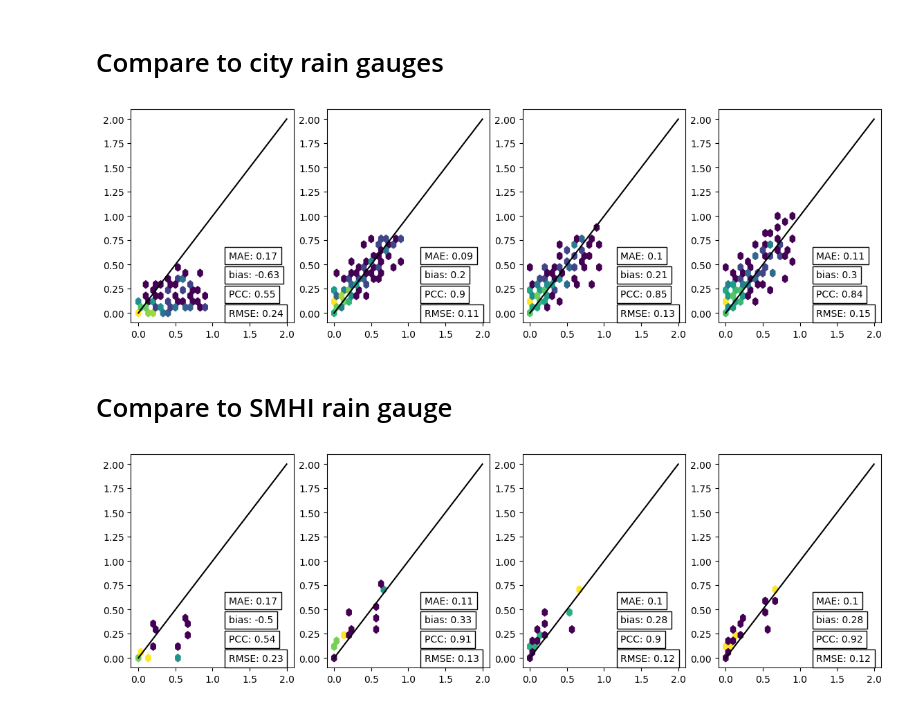
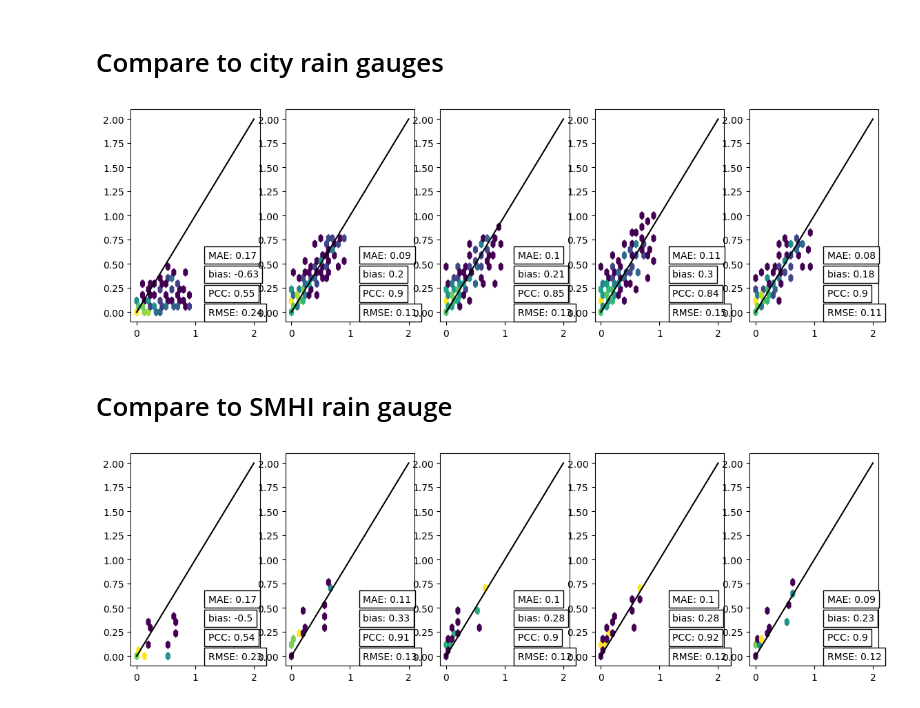
Before and after one commit to eoydvin/mergeplg, a Jupyter notebook: docs/notebooks/openMRG_case_highlevel.ipynb, the cells around one changed output. Cells and saved outputs as stored; diff of their text form; code cells hidden in the pictures.

```diff
--- a/docs/notebooks/openMRG_case_highlevel.ipynb
+++ b/docs/notebooks/openMRG_case_highlevel.ipynb
@@ -121,3 +121,18 @@ for time in ds_cmls.time.data:
         )
     )
 ds_rad["rainfall_KED"] = xr.concat(adjusted_rainfall, dim="time")
+# %%
+# Do adjustment using additive Block-Kriging
+CopulaCluster = merge.MergeCopulaCluster()
+
+adjusted_rainfall = []
+for time in ds_cmls.time.data:
+    # Perform adjustment for one timestep
+    adjusted_rainfall.append(
+        CopulaCluster.adjust(
+            ds_rad.sel(time=[time]).rainfall_amount,
+            da_cml=ds_cmls.sel(time=[time]).R,
+            da_gauge=ds_gauges.sel(time=[time]).rainfall_amount,
+        )
+    )
+ds_rad["rainfall_copulacluster"] = xr.concat(adjusted_rainfall, dim="time")
@@ -243,11 +437,16 @@ KED_at_points = get_grid_at_points(
     da_gridded_data=ds_rad.rainfall_KED,
     da_point_data=ds_gauges.rainfall_amount,  # Why do we require rainfal amount?
 )
+
+cc_at_points = get_grid_at_points(
+    da_gridded_data=ds_rad.rainfall_copulacluster,
+    da_point_data=ds_gauges.rainfall_amount,  # Why do we require rainfal amount?
+)
 # %%
 extent = [0, 2, 0, 2]
 gridsize = 30
 
-pred_models = [radar_at_points, IDW_at_points, BK_at_points, KED_at_points]
+pred_models = [radar_at_points, IDW_at_points, BK_at_points, KED_at_points, cc_at_points]
 fig, ax = plt.subplots(1, len(pred_models), figsize=(14, 4))
 ground = ds_gauges.rainfall_amount.data.ravel()
 for i in range(len(pred_models)):
@@ -262,34 +461,34 @@ for i in range(len(pred_models)):
         0.6,
         0.03,
         "RMSE: " + str(round(np.sqrt(np.mean((ground[keep] - tar[keep]) ** 2)), 2)),
         bbox={"facecolor": "white", "edgecolor": "black"},
         transform=ax[i].transAxes,
     )
     ax[i].text(
         0.6,
         0.12,
         "PCC: " + str(round(np.corrcoef(ground[keep], tar[keep])[0, 1], 2)),
         bbox={"facecolor": "white", "edgecolor": "black"},
         transform=ax[i].transAxes,
     )
     ax[i].text(
         0.6,
         0.21,
         "bias: "
         + str(round(np.mean(tar[keep] - ground[keep]) / np.mean(ground[keep]), 2)),
         bbox={"facecolor": "white", "edgecolor": "black"},
         transform=ax[i].transAxes,
     )
     ax[i].text(
         0.6,
         0.3,
         "MAE: " + str(round(np.mean(np.abs(tar[keep] - ground[keep])), 2)),
         bbox={"facecolor": "white", "edgecolor": "black"},
         transform=ax[i].transAxes,
     )
     ax[i].plot([0, extent[1]], [0, extent[1]], "k")
 # %% [output]
-[figure, old version]
+[figure, new version]
 # %% [markdown]
 # Compare to SMHI rain gauge
 # %%
@@ -323,7 +527,7 @@ KED_at_points = get_grid_at_points(
 extent = [0, 2, 0, 2]
 gridsize = 30
 
-pred_models = [radar_at_points, IDW_at_points, BK_at_points, KED_at_points]
+pred_models = [radar_at_points, IDW_at_points, BK_at_points, KED_at_points, cc_at_points]
 fig, ax = plt.subplots(1, len(pred_models), figsize=(14, 4))
 ground = ds_gauges_smhi.rainfall_amount.data.ravel()
 for i in range(len(pred_models)):
@@ -365,4 +569,4 @@ for i in range(len(pred_models)):
     )
     ax[i].plot([0, extent[1]], [0, extent[1]], "k")
 # %% [output]
-[figure, old version]
+[figure, new version]
```
Also changed, not shown: parts of 3 cells of this notebook, 3 other files.
